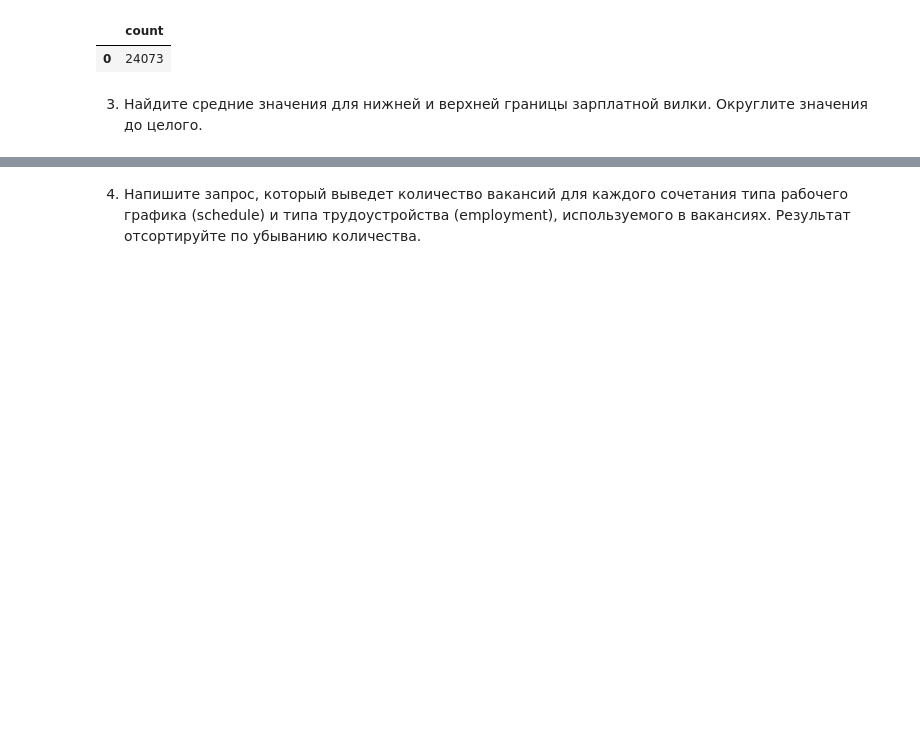
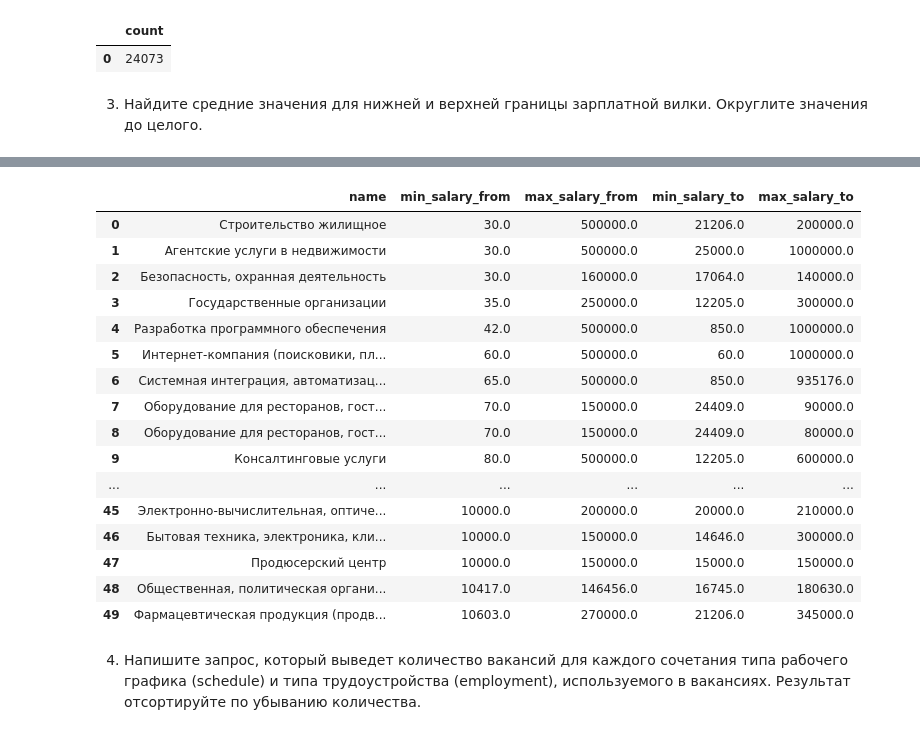
Before and after one commit to esmelnikova/education_dst_128, a Jupyter notebook: Project_2/notebooks/Project_2_Анализ вакансий HeadHunter.ipynb, the cells around one changed output, grey strips where cells are left out. Saved outputs shown, nothing was run; the diff lists cells and outputs as text; code cells hidden in the pictures; blank space fills up the shorter version.

```diff
--- a/Project_2/notebooks/Project_2_Анализ вакансий HeadHunter.ipynb
+++ b/Project_2/notebooks/Project_2_Анализ вакансий HeadHunter.ipynb
@@ -140,3 +189,37 @@ display(df)
+# %%
+# минимальные и максимальные значения для границ зарплатной вилки в зависимости от сферы деятельности
+query_4_3_2 = f'''
+    SELECT  ind.name,
+	        min(salary_from) as min_salary_from, max(salary_from) as max_salary_from,
+	        min(salary_to) as min_salary_to, max(salary_to) as max_salary_to
+    FROM public.vacancies v
+	JOIN public.employers emp ON v.employer_id=emp.id
+	JOIN public.employers_industries emp_ind ON emp.id=emp_ind.employer_id
+	JOIN public.industries ind ON emp_ind.industry_id=ind.id
+	GROUP BY ind.id
+	ORDER BY min_salary_from, max_salary_from DESC, min_salary_to, max_salary_to DESC
+'''
+
+df = pd.read_sql_query(query_4_3_2, connection)
+display(df.head(50))
+# %% [output]
+|  | name | min_salary_from | max_salary_from | min_salary_to | max_salary_to |
+| 0 | Строительство жилищное | 30.0 | 500000.0 | 21206.0 | 200000.0 |
+| 1 | Агентские услуги в недвижимости | 30.0 | 500000.0 | 25000.0 | 1000000.0 |
+| 2 | Безопасность, охранная деятельность | 30.0 | 160000.0 | 17064.0 | 140000.0 |
+| 3 | Государственные организации | 35.0 | 250000.0 | 12205.0 | 300000.0 |
+| 4 | Разработка программного обеспечения | 42.0 | 500000.0 | 850.0 | 1000000.0 |
+| 5 | Интернет-компания (поисковики, пл... | 60.0 | 500000.0 | 60.0 | 1000000.0 |
+| 6 | Системная интеграция, автоматизац... | 65.0 | 500000.0 | 850.0 | 935176.0 |
+| 7 | Оборудование для ресторанов, гост... | 70.0 | 150000.0 | 24409.0 | 90000.0 |
+| 8 | Оборудование для ресторанов, гост... | 70.0 | 150000.0 | 24409.0 | 80000.0 |
+| 9 | Консалтинговые услуги | 80.0 | 500000.0 | 12205.0 | 600000.0 |
+| ... | ... | ... | ... | ... | ... |
+| 45 | Электронно-вычислительная, оптиче... | 10000.0 | 200000.0 | 20000.0 | 210000.0 |
+| 46 | Бытовая техника, электроника, кли... | 10000.0 | 150000.0 | 14646.0 | 300000.0 |
+| 47 | Продюсерский центр | 10000.0 | 150000.0 | 15000.0 | 150000.0 |
+| 48 | Общественная, политическая органи... | 10417.0 | 146456.0 | 16745.0 | 180630.0 |
+| 49 | Фармацевтическая продукция (продв... | 10603.0 | 270000.0 | 21206.0 | 345000.0 |
 # %% [markdown]
 4. Напишите запрос, который выведет количество вакансий для каждого сочетания типа рабочего графика (schedule) и типа трудоустройства (employment), используемого в вакансиях. Результат отсортируйте по убыванию количества.
 # %%
```
Also changed, not shown: parts of 24 cells of this notebook.
